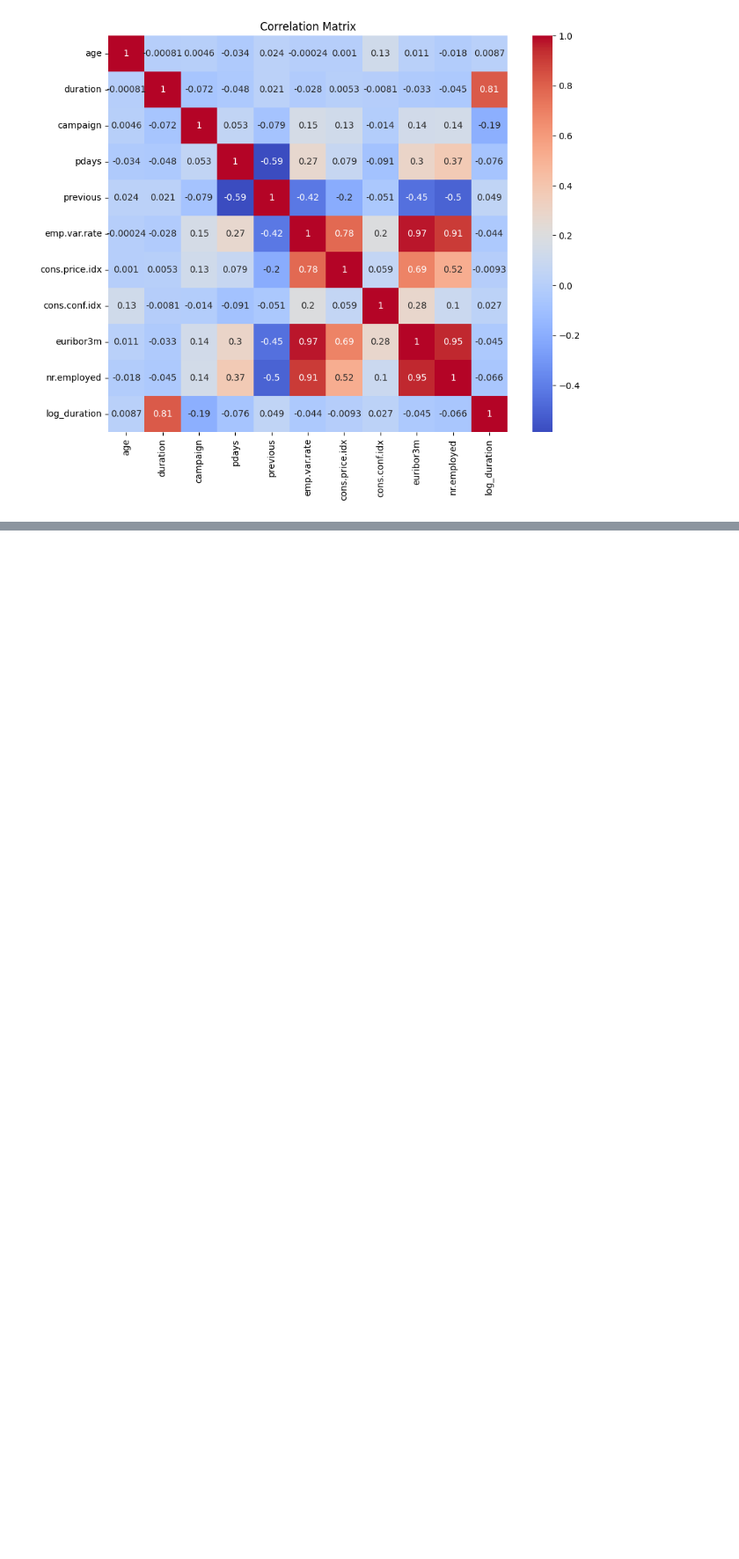
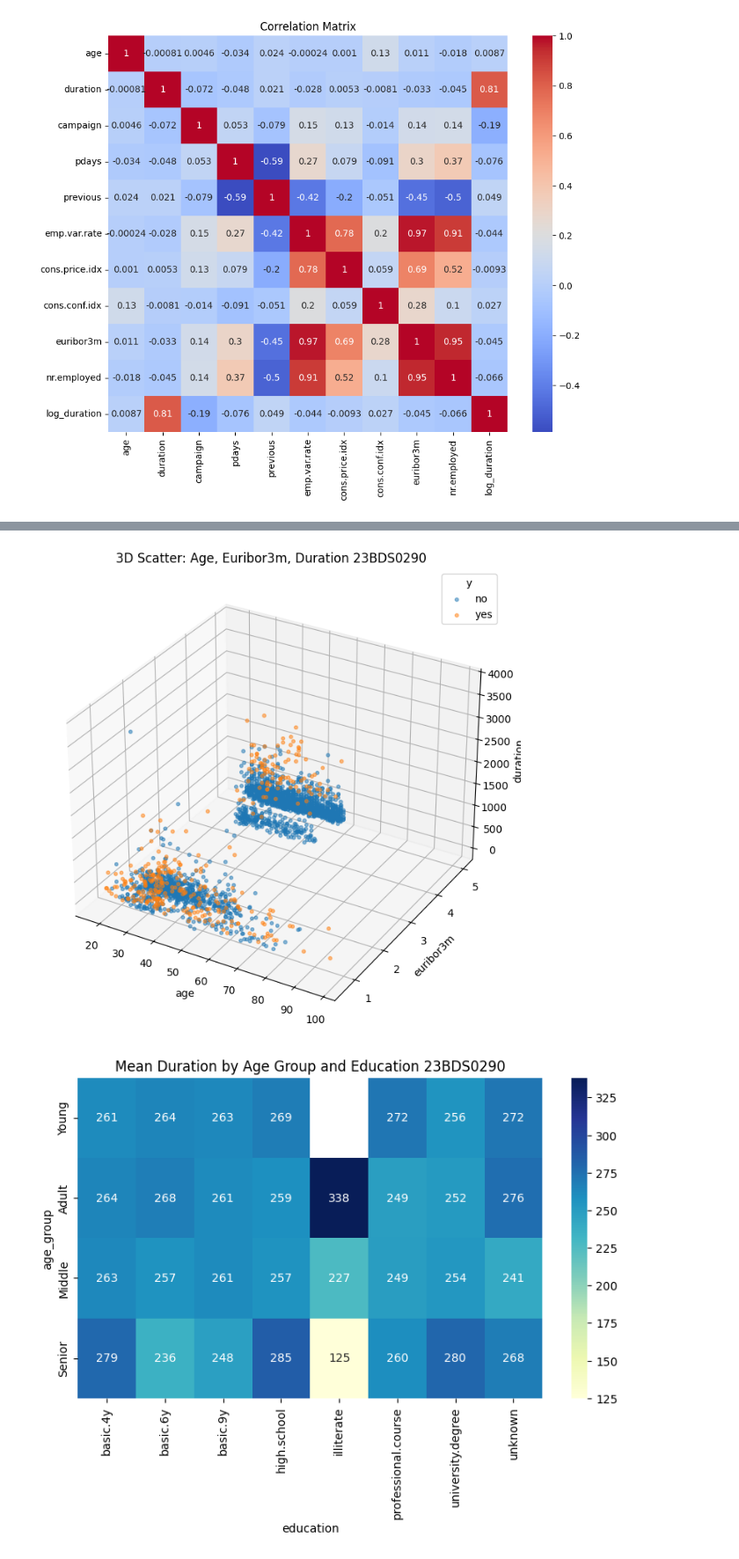
Before and after one commit to 2005lakshya/lakshya_gupta_eda, a Jupyter notebook: Lakshya_gupta_eda.ipynb, the cells around one changed output, grey strips where cells are left out. Shown at 88% size. Saved outputs shown, nothing was run; the diff lists cells and outputs as text; code cells hidden in the pictures; blank space fills up the shorter version.

```diff
--- a/Lakshya_gupta_eda.ipynb
+++ b/Lakshya_gupta_eda.ipynb
@@ -293,0 +577,57 @@ plt.show()
+# %%
+#3D scatter plot: age, euribor3m and duration coloured by subscription
+sample_3d = bank_data.sample(3000, random_state=42)
+
+fig = plt.figure(figsize=(10, 8))
+ax = fig.add_subplot(111, projection="3d")
+
+for label, colour in [("no", "tab:blue"), ("yes", "tab:orange")]:
+    subset = sample_3d[sample_3d["y"] == label]
+    ax.scatter(
+        subset["age"],
+        subset["euribor3m"],
+        subset["duration"],
+        c=colour,
+        label=label,
+        alpha=0.5,
+        s=10
+    )
+
+ax.set_xlabel("age")
+ax.set_ylabel("euribor3m")
+ax.set_zlabel("duration")
+ax.set_title("3D Scatter: Age, Euribor3m, Duration 23BDS0290")
+ax.legend(title="y")
+plt.show()
+
+#Heatmap of mean duration across age group and education
+plt.figure(figsize=(9, 5))
+
+sns.heatmap(
+    pd.pivot_table(
+        bank_data,
+        values="duration",
+        index="age_group",
+        columns="education",
+        aggfunc="mean",
+        observed=True
+    ),
+    annot=True,
+    fmt=".0f",
+    cmap="YlGnBu"
+)
+
+plt.title("Mean Duration by Age Group and Education 23BDS0290")
+plt.show()
+
+#Pair plot of three numerical variables with hue
+sns.pairplot(
+    sample_3d[["age", "log_duration", "campaign", "y"]],
+    hue="y",
+    plot_kws={"alpha": 0.4, "s": 10}
+)
+
+plt.show()
+# %% [output]
+[figure, added]
+[figure, added]
```
Also changed, not shown: parts of 14 cells of this notebook.
